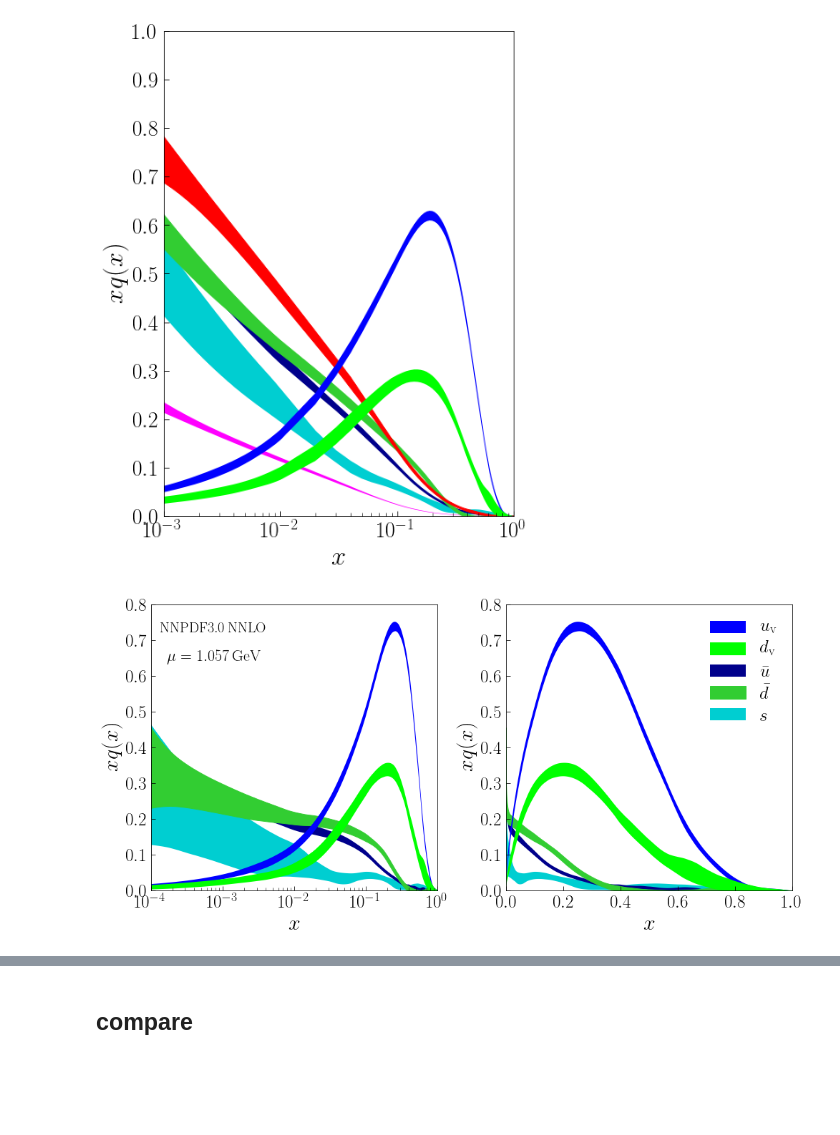
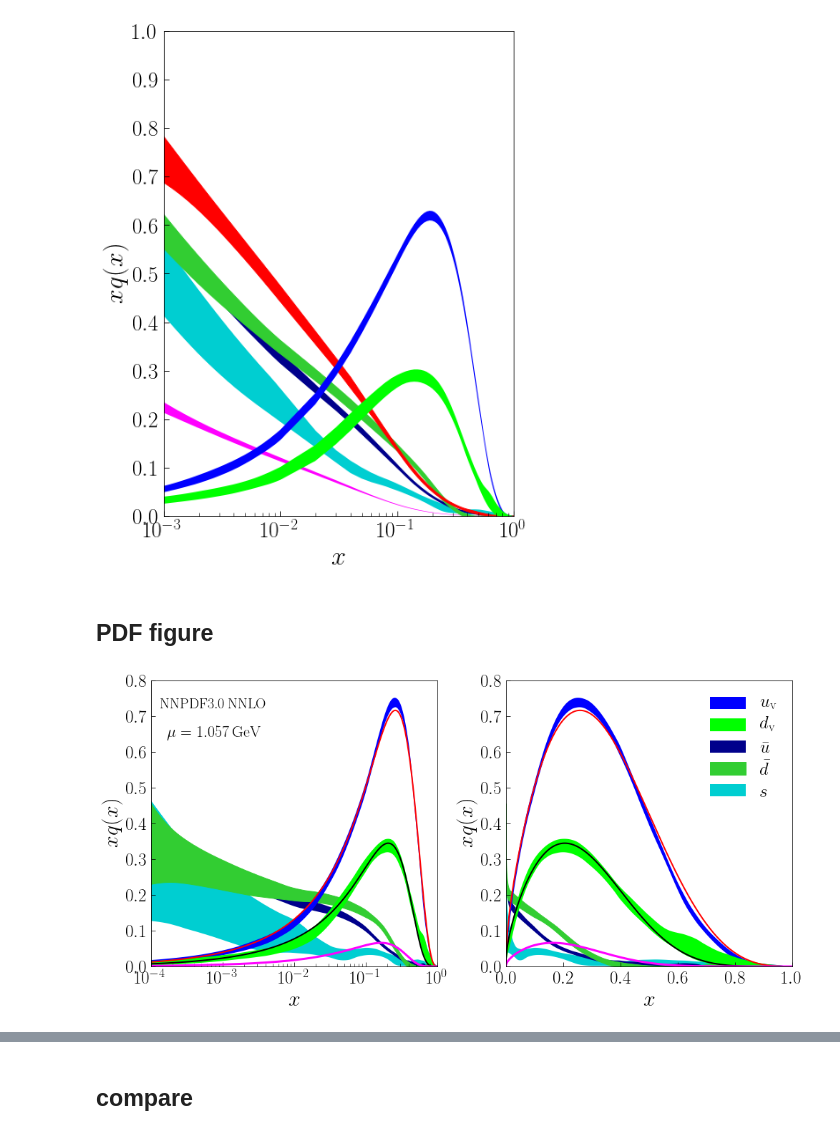
Before and after one commit to TianboLiu/LFHQCD, a Jupyter notebook: evolution-more/compare-new.ipynb, the cells around one changed output, grey strips where cells are left out. Cells and saved outputs as stored; diff of their text form; code cells hidden in the pictures; blank space fills up the shorter version.

```diff
--- a/evolution-more/compare-new.ipynb
+++ b/evolution-more/compare-new.ipynb
@@ -13,8 +15,12 @@ proton={}
 
 proton['NNPDF30 NNLO Q2=10.0']=np.loadtxt('results/NNPDF30_NNLO_Q2=10.0.dat', skiprows=2)
 proton['NNPDF30 NNLO Q2=1.117']=np.loadtxt('results/NNPDF30_NNLO_Q2=1.117.dat', skiprows=2)
+proton['NNPDF30 NNLO Q2=1.0']=np.loadtxt('results/NNPDF30_NNLO_Q2=1.0.dat', skiprows=2)
 
 proton['central Q2=10.0']=np.loadtxt('results/proton_Q2=10.0_central.dat', skiprows=2)
+proton['central Q2=1.117']=np.loadtxt('results/proton_Q2=1.117_central.dat', skiprows=2)
+
+#proton['test']=np.loadtxt('xf.dat', skiprows=2)
 # %% [markdown]
 ## PDG Figure
 # %%
@@ -79,6 +85,8 @@ py.tight_layout()
 #py.savefig('tmp.pdf')
 # %% [output]
 [figure]
+# %% [markdown]
+## PDF figure
 # %%
 nrows,ncols=1,2
 py.figure(figsize=(ncols*7,nrows*7*0.75*1.3))
@@ -110,7 +118,18 @@ c2e=ax.fill_between(proton['NNPDF30 NNLO Q2=1.117'][:,0],\
                    proton['NNPDF30 NNLO Q2=1.117'][:,2]-proton['NNPDF30 NNLO Q2=1.117'][:,2+13],\
                    proton['NNPDF30 NNLO Q2=1.117'][:,2]+proton['NNPDF30 NNLO Q2=1.117'][:,2+13],\
                    color='lime', alpha=1, linewidth=0)
+####
+#LFHQCD
+#uv
+l1=ax.plot(proton['central Q2=1.117'][:,0], proton['central Q2=1.117'][:,1],\
+           color='red', alpha=1, linewidth=2)
+#dv
+l2=ax.plot(proton['central Q2=1.117'][:,0], proton['central Q2=1.117'][:,2],\
+           color='black', alpha=1, linewidth=2)
 
+#ub
+lt=ax.plot(proton['test'][:,0], proton['test'][:,9],\
+           color='magenta', alpha=1, linewidth=3)
 #setting
 ax.set_xlabel(r'$x$',size=30)
 ax.set_ylabel(r'$xq(x)$',size=30)
@@ -148,31 +167,42 @@ c10e=ax.fill_between(proton['NNPDF30 NNLO Q2=1.117'][:,0],\
 #uv
 c1e=ax.fill_between(proton['NNPDF30 NNLO Q2=1.117'][:,0],\
                    proton['NNPDF30 NNLO Q2=1.117'][:,1]-proton['NNPDF30 NNLO Q2=1.117'][:,1+13],\
                    proton['NNPDF30 NNLO Q2=1.117'][:,1]+proton['NNPDF30 NNLO Q2=1.117'][:,1+13],\
                    color='blue', alpha=1, linewidth=0)
 #dv
 c2e=ax.fill_between(proton['NNPDF30 NNLO Q2=1.117'][:,0],\
                    proton['NNPDF30 NNLO Q2=1.117'][:,2]-proton['NNPDF30 NNLO Q2=1.117'][:,2+13],\
                    proton['NNPDF30 NNLO Q2=1.117'][:,2]+proton['NNPDF30 NNLO Q2=1.117'][:,2+13],\
                    color='lime', alpha=1, linewidth=0)
+####
+#LFHQCD
+#uv
+l1=ax.plot(proton['central Q2=1.117'][:,0], proton['central Q2=1.117'][:,1],\
+           color='red', alpha=1, linewidth=2)
+#dv
+l2=ax.plot(proton['central Q2=1.117'][:,0], proton['central Q2=1.117'][:,2],\
+           color='black', alpha=1, linewidth=2)
 
+#ub
+lt=ax.plot(proton['test'][:,0], proton['test'][:,9],\
+           color='magenta', alpha=1, linewidth=3)
 #setting
 ax.set_xlabel(r'$x$',size=30)
 ax.set_ylabel(r'$xq(x)$',size=30)
 ax.set_xlim(1e-4,1)
 ax.set_ylim(0,0.8)
 #ax.set_xscale('log')
 ax.tick_params(axis='both', which='major', labelsize=25, direction='in', length=6, pad=6)
 ax.tick_params(axis='both', which='minor', direction='in', length=4)
 #ax.set_xticks([0.0,0.2,0.4,0.6,0.8,1.0])
 ax.set_yticks(np.linspace(0.0, 0.8, 9))
 #ax.text(0.20,0.70,r'$\rm \mu_0^2 = 0.75\,GeV^2$',horizontalalignment='center',transform=ax.transAxes,size=20)
 #ax.text(0.10,0.30,r'$d_{\rm v}$',horizontalalignment='center',size=29)
 L=[c1e, c2e, c9e, c10e, c5e]
 H=[r'$u_{\rm v}$', r'$d_{\rm v}$', r'$\bar{u}$', r'$\bar{d}$', r'$s$']
 ax.legend(L, H, fontsize=25,frameon=False, labelspacing=0.3, loc='upper right')
 
 py.tight_layout()
 py.savefig('results/nnpdf-1.057.pdf')
 # %% [output]
-[figure, old version]
+[figure, new version]
```
Also changed, not shown: parts of 3 cells of this notebook, 29 other files.
